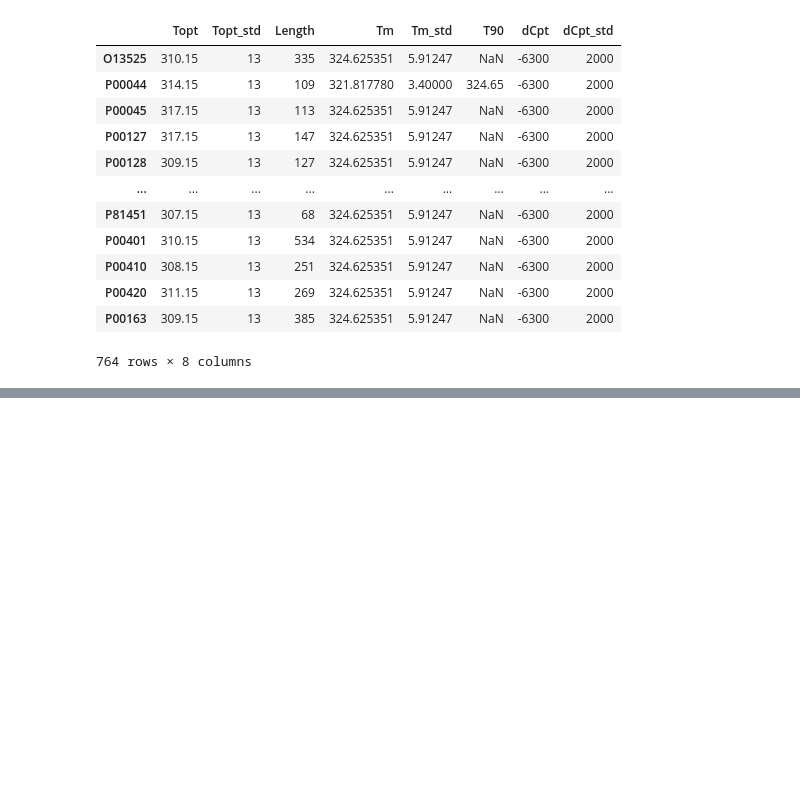
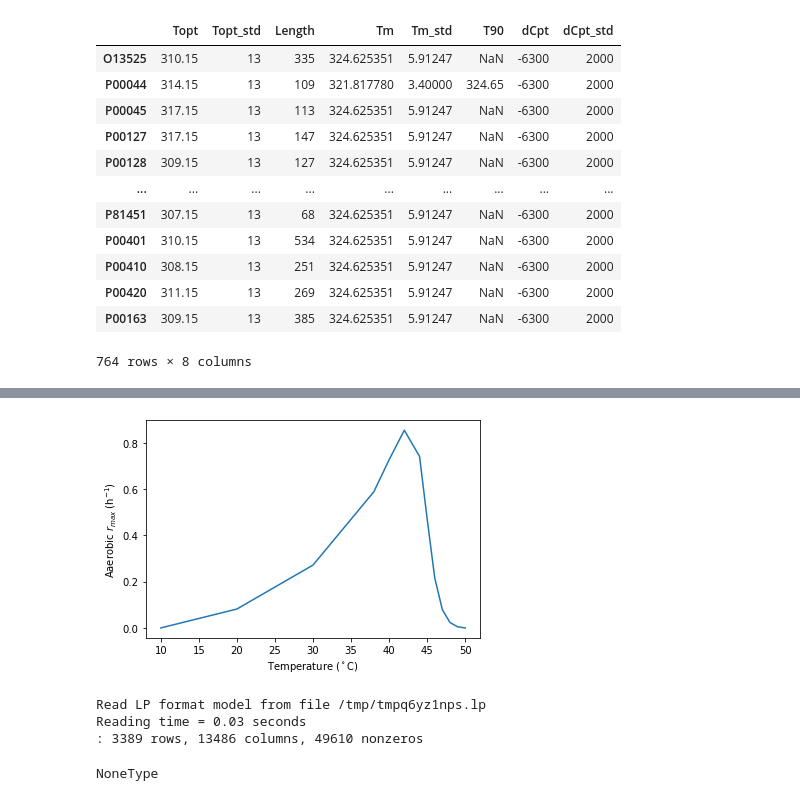
Before and after one commit to AlmaasLab/BayesianGEM, a Jupyter notebook: code/simulate_with_arrhenius_start_params.ipynb, the cells around one changed output, grey strips where cells are left out. Drawn from its saved outputs; the diff is of its cells as text; code cells hidden in the pictures; blank space fills up the shorter version.

```diff
--- a/code/simulate_with_arrhenius_start_params.ipynb
+++ b/code/simulate_with_arrhenius_start_params.ipynb
@@ -303,3 +289,0 @@ with Pool(n_cores) as p:
-# %%
-with open(file="../data/random_permutation_results_with_starts_parms.pkl", mode="rb") as f:
-    simulation_res = pickle.load(file=f)
@@ -464,0 +292,14 @@ total_error_frame
+# %%
+def aerobic_temperatures_supplied(params, T):
+    df = arrhenius_etc.calculate_thermal_params(params)
+    mae = pickle.load(open(os.path.join(path,'models/aerobic.pkl'),'rb'))
+    mae.solver.problem.setParam('Threads', 4)
+
+    try: rae = arrhenius_etc.simulate_growth(mae, T + 273.15,df=df,sigma=0.5)
+    except: rae = np.zeros(dfae_batch.shape[0])
+    rae = [0 if x is None else x for x in rae]
+    rae = [0 if x<1e-3 else x for x in rae]
+    return {'data':np.array(rae)}
+# %%
+T = np.array([10, 20, 30, 38,40, 42, 44, 45, 46, 47, 48, 49, 50], dtype=np.float64)
+aerobic_temperatures = aerobic_temperatures_supplied(params, T)
@@ -464,0 +323,16 @@ total_error_frame
+# %%
+plt.plot(T, aerobic_temperatures['data'])
+plt.xlabel('Temperature ($^\circ$C)')
+plt.ylabel('Aaerobic $r_{max}$ (h$^{-1}$)');
+# %% [output]
+[figure, added]
+# %%
+mae = pickle.load(open(os.path.join(path,'models/aerobic.pkl'),'rb'))
+# %% [output]
+Read LP format model from file /tmp/tmpq6yz1nps.lp
+Reading time = 0.03 seconds
+: 3389 rows, 13486 columns, 49610 nonzeros
+# %%
+type(mae.solver.problem.setParam('Threads', 4))
+# %% [output]
+NoneType
```
Also changed, not shown: parts of 39 cells of this notebook, 4 other files.
